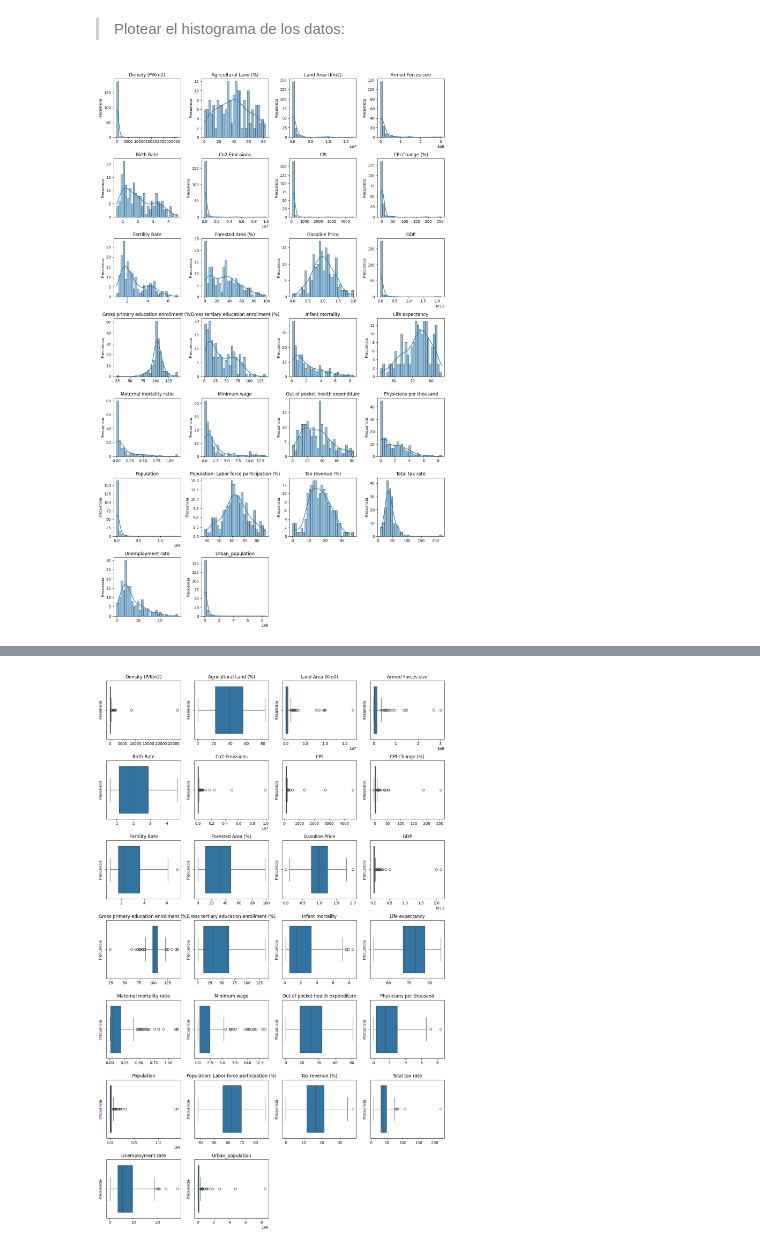
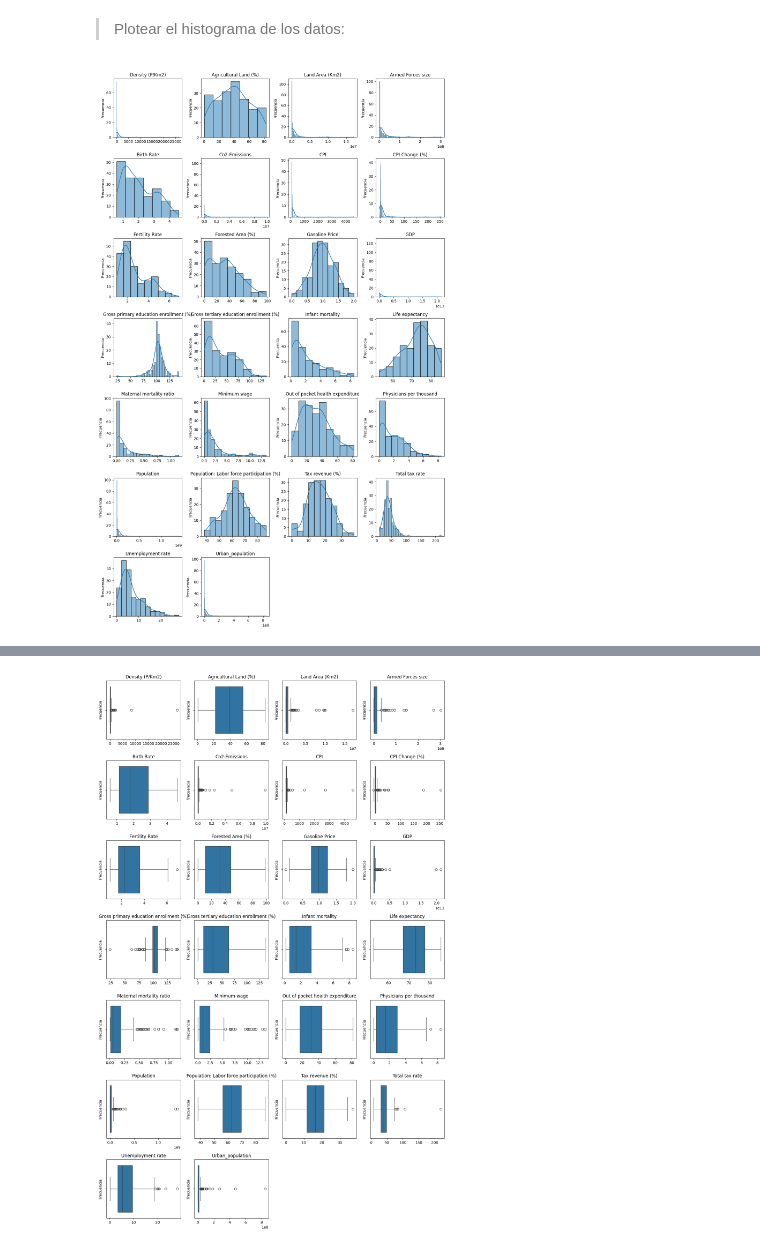
Before and after one commit to pdoren/analisis-estadistico-con-Python-G105, a Jupyter notebook: Desafío_Preparacion_de_datos_y_graficos.ipynb, the cells around one changed output, grey strips where cells are left out. Drawn from its saved outputs; the diff is of its cells as text; code cells hidden in the pictures.

```diff
--- a/Desafío_Preparacion_de_datos_y_graficos.ipynb
+++ b/Desafío_Preparacion_de_datos_y_graficos.ipynb
@@ -120 +151,3 @@ memory usage: 41.3+ KB
+# %%
+df = df.drop(150)
 # %% [markdown]
@@ -137,41 +170,39 @@ df['Maternal mortality ratio'] = df['Maternal mortality ratio'] / 100000.0 * 100
 # %% [markdown]
 > Plotear el histograma de los datos:
 # %%
-df_numeric = df.select_dtypes(include="number")
-
-cols = df_numeric.columns
+cols = df.select_dtypes(include="number").columns # seleccionar datos númericos
 
 # Ajustes para plot
-bins      = 30       # nº de barras por histograma
+bins      = 'fd'     # nº de barras por histograma, Freedman-Diaconis
 add_kde   = True     # curva KDE encima del histograma
 wrap_cols = 4        # nº de subgráficas por fila
 fig_h     = 3        # alto (pulgadas) de cada faceta
 fig_aspect= 1.1      # ancho ≈ alto*aspect
 
 # Rejilla
 n_plots   = len(cols)
 n_rows    = math.ceil(n_plots / wrap_cols)
 fig_w     = wrap_cols * fig_h * fig_aspect
 
 fig, axes = plt.subplots(n_rows, wrap_cols,
                          figsize=(fig_w, n_rows * fig_h),
                          sharex=False, sharey=False)
 
 axes = axes.ravel()
 
 # Plot Histograma
 for i, col in enumerate(cols):
     ax = axes[i]
     sns.histplot(df[col], bins=bins, kde=add_kde, ax=ax)
     ax.set_title(col)
     ax.set_xlabel("")     # deja limpio o personaliza
     ax.set_ylabel("Frecuencia")
 
 # Eliminar Celdas Vacias
 for j in range(i+1, len(axes)):
     fig.delaxes(axes[j])
 
 plt.tight_layout()
 plt.show()
 # %% [output]
-[figure, old version]
+[figure, new version]
```
Also changed, not shown: parts of 56 cells of this notebook.
